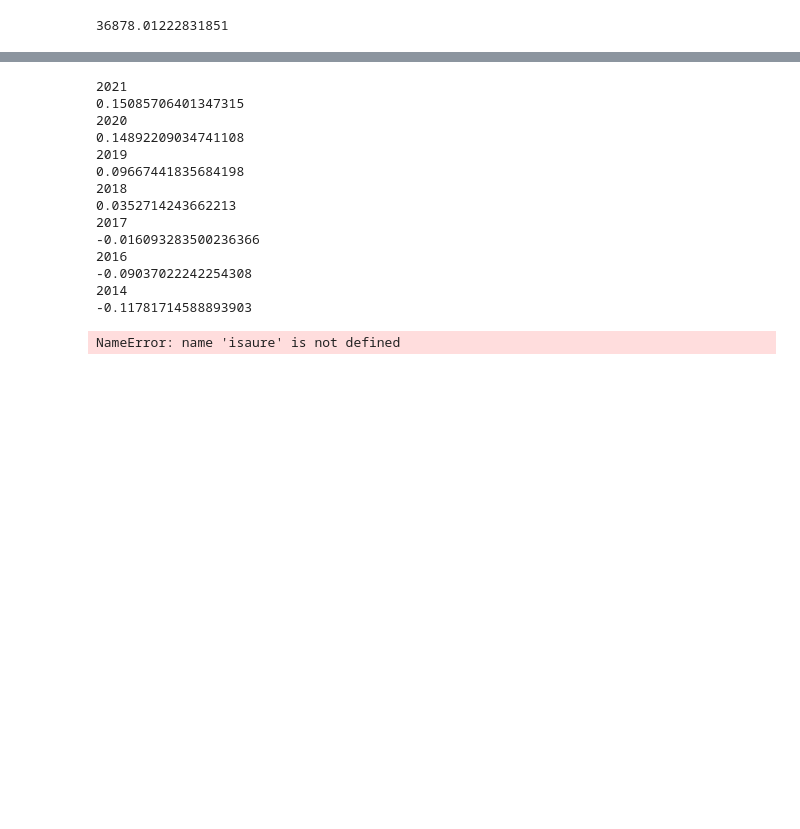
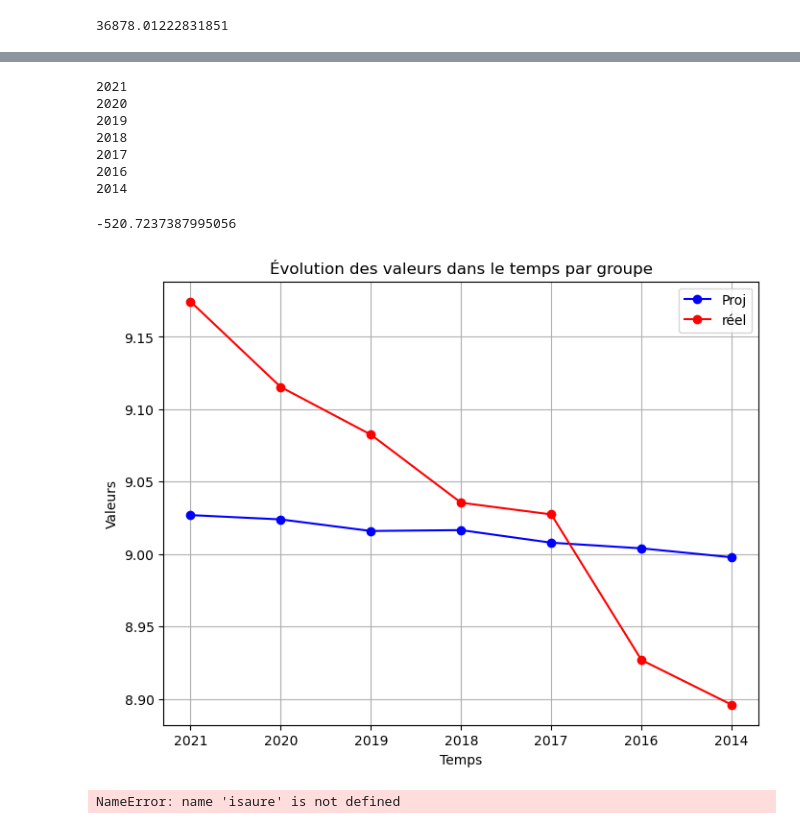
Before and after one commit to CaroLebrun/projet-python-2A, a Jupyter notebook: main.ipynb, the cells around one changed output, grey strips where cells are left out. Drawn from its saved outputs; the diff is of its cells as text; code cells hidden in the pictures; blank space fills up the shorter version.

```diff
--- a/main.ipynb
+++ b/main.ipynb
@@ -754,6 +763,6 @@ print(data_mut_ouest_et_insee["DISP_MED"].mean())
 # %% [output]
 36878.01222831851
 # %%
-result = sm.ols(formula="prix_m2 ~ P_ACT1564 + P_CHOM1564 + C_ACT1564_CS3 + P_H1564 + P_MAISON", data=data_mut_ouest_et_insee).fit()
+result = sm.ols(formula="prix_m2 ~ P_ACT1564 + P_CHOM1564 + C_ACT1564_CS3 + P_H1564 + P_MAISON +DISP_MED", data=data_mut_ouest_et_insee).fit()
 print(result.params)
 # %% [output]
@@ -808,5 +813,7 @@ for annee in crtl_sud['anneemut'].unique() :
 # %%
 trtm_sud_an = {}
+proj_trtm_an = []
+reel_trtm_an = []
 for annee in trtm_sud['anneemut'].unique() :
     trtm_sud_an[annee] = trtm_sud[trtm_sud['anneemut']==annee]
 for annee in trtm_sud['anneemut'].unique() :
@@ -815,22 +822,59 @@ for annee in trtm_sud['anneemut'].unique() :
     pred = result.params["Intercept"]
     for covar in ["P_CHOM1564",'C_ACT1564_CS3', 'P_H1564', "P_MAISON", "P_ACT1564"]:
         pred +=  result.params[covar]*df[covar].mean()
-    print((df['prix_m2'].mean() - pred)/df['prix_m2'].mean())
+    proj_trtm_an.append(pred)
+    reel_trtm_an.append(trtm_sud_an[annee]['prix_m2'].mean())
 # %% [output]
 2021
-0.15085706401347315
 2020
-0.14892209034741108
 2019
-0.09667441835684198
 2018
-0.0352714243662213
 2017
--0.016093283500236366
 2016
--0.09037022242254308
 2014
--0.11781714588893903
+# %%
+cutoff_date = pd.to_datetime("2019-07-01")
+
+crtl_sud['periode'] = crtl_sud['datemut'].apply(
+    lambda x: 0 if x < cutoff_date else 1
+)
+s1 = crtl_sud[crtl_sud['periode']==0]['prix_m2'].mean()
+s2 = crtl_sud[crtl_sud['periode']==1]['prix_m2'].mean()
+# %%
+trtm_sud['periode'] = trtm_sud['datemut'].apply(
+    lambda x: 0 if x < cutoff_date else 1
+)
+p1 = trtm_sud[trtm_sud['periode']==0]['prix_m2'].mean()
+p2 = trtm_sud[trtm_sud['periode']==1]['prix_m2'].mean()
+# %%
+print((p1 - s1)- (p2 - s2))
+# %% [output]
+-520.7237387995056
+# %%
+import matplotlib.pyplot as plt
+
+periode = trtm_sud['anneemut'].unique()
+
+# Création du graphique
+plt.figure(figsize=(8, 6))
+
+# Tracer les valeurs du groupe 1
+plt.plot(periode, proj_trtm_an, marker='o', label='Proj', color='blue')
+
+# Tracer les valeurs du groupe 2
+plt.plot(periode, reel_trtm_an, marker='o', label='réel', color='red')
+
+# Ajouter des labels et un titre
+plt.xlabel('Temps')
+plt.ylabel('Valeurs')
+plt.title('Évolution des valeurs dans le temps par groupe')
+plt.legend()
+
+# Afficher le graphique
+plt.grid(True)
+plt.show()
+# %% [output]
+[figure, added]
 # %%
 isaure
 # %% [output]
```
Also changed, not shown: parts of 25 cells of this notebook.
